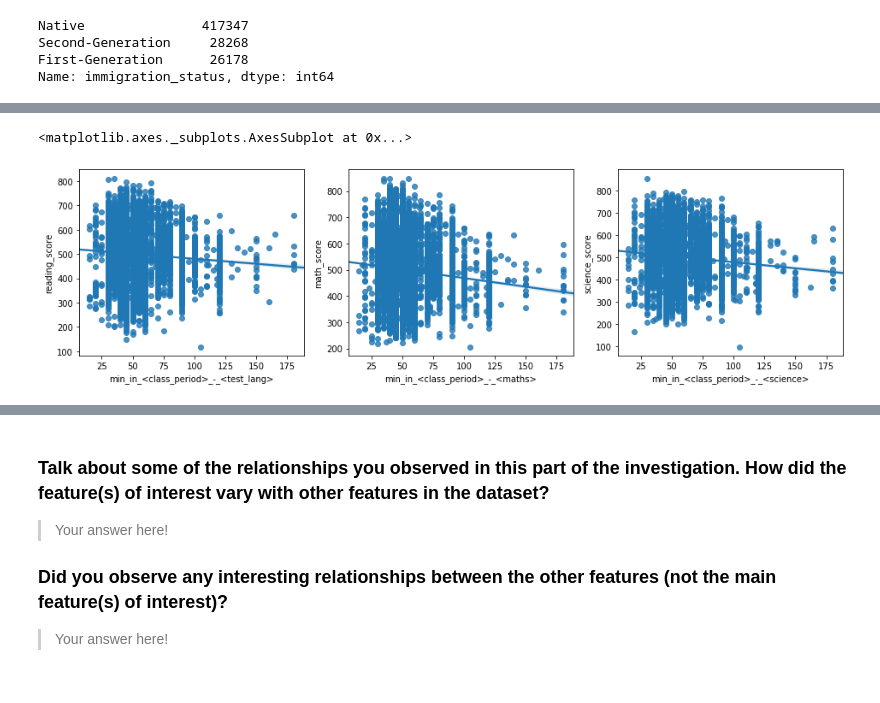
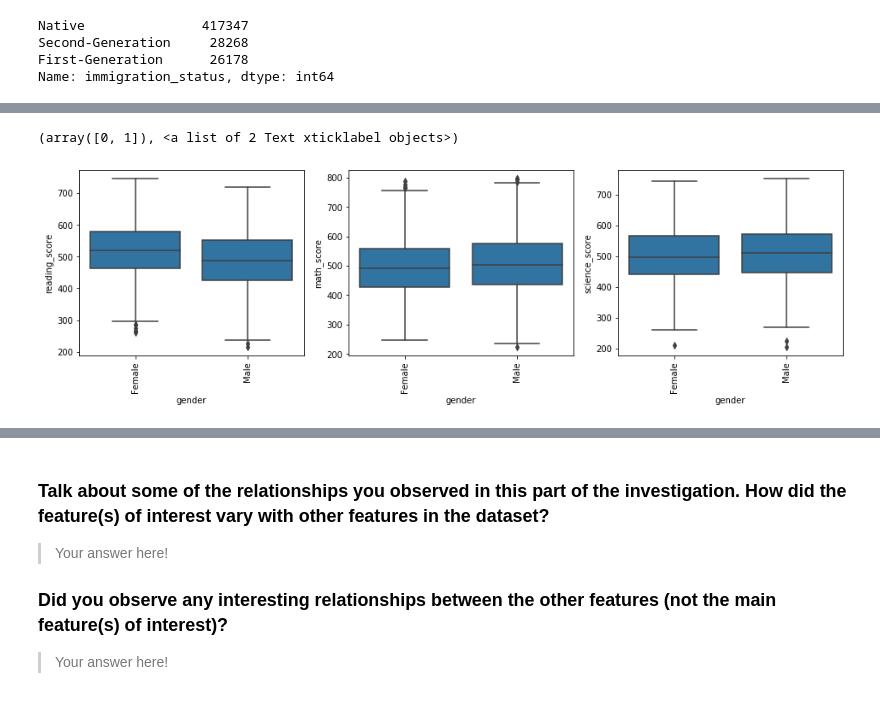
Before and after one commit to simonvlc/Coursera_Capstone, a Jupyter notebook: data_visualization/exploration_template.ipynb, the cells around one changed output, grey strips where cells are left out. Cells and saved outputs as stored; diff of their text form; code cells hidden in the pictures.

```diff
--- a/data_visualization/exploration_template.ipynb
+++ b/data_visualization/exploration_template.ipynb
@@ -126,7 +129,6 @@ The new csv file size is 112MB vs 2.75GB from the original pisa2012.csv file. Th
 df_pisa_small = pd.read_csv('pisa2012_small.csv', low_memory=False)
 # %%
 # Lowercase and add _ to each column name
-df_pisa_small = pd.read_csv('pisa2012_small.csv')
 df_pisa_small.columns = map(str.lower, df_pisa_small.columns)
 df_pisa_small.columns = df_pisa_small.columns.str.replace(' ', '_')
 df_pisa_small.head(1)
@@ -543,3 +468,3 @@ memory usage: 19.9+ MB
 # %%
-# Let´s create a sample of our data to ease the calculation time of our charts
-df_sample = df_clean.sample(25000)
+# Let´s create a sample of our data to ease the calculation time for our charts and reduce the number of datapoints
+df_sample = df_clean.sample(2000)
@@ -561,15 +567,20 @@ sb.regplot(data = df_sample, x = 'birth_-_month', y = 'science_score')
 # %%
-# Let´s plot the correlation between the min in class and pisa scores
+# Let´s try some box plots
+
+# Boxplots relationing books at home math_score
 plt.figure(figsize = [16,4])
 
-plt.subplot(1, 3, 1) # 1 row, 3 cols, subplot 1
-sb.regplot(data = df_sample, x = 'min_in_<class_period>_-_<test_lang>', y = 'reading_score')
+plt.subplot(1, 3, 1)
+sb.boxplot(data = df_sample, x = 'gender', y = 'reading_score', color = base_color)
+plt.xticks(rotation=90)
 
-plt.subplot(1, 3, 2) # 1 row, 3 cols, subplot 1
-sb.regplot(data = df_sample, x = 'min_in_<class_period>_-_<maths>', y = 'math_score')
+plt.subplot(1, 3, 2)
+sb.boxplot(data = df_sample, x = 'gender', y = 'math_score', color = base_color)
+plt.xticks(rotation=90)
 
-plt.subplot(1, 3, 3) # 1 row, 3 cols, subplot 1
-sb.regplot(data = df_sample, x = 'min_in_<class_period>_-_<science>', y = 'science_score')
+plt.subplot(1, 3, 3)
+sb.boxplot(data = df_sample, x = 'gender', y = 'science_score', color = base_color)
+plt.xticks(rotation=90)
 # %% [output]
-<matplotlib.axes._subplots.AxesSubplot at 0x...>
+(array([0, 1]), <a list of 2 Text xticklabel objects>)
-[figure, old version]
+[figure, new version]
```
Also changed, not shown: parts of 63 cells of this notebook.
